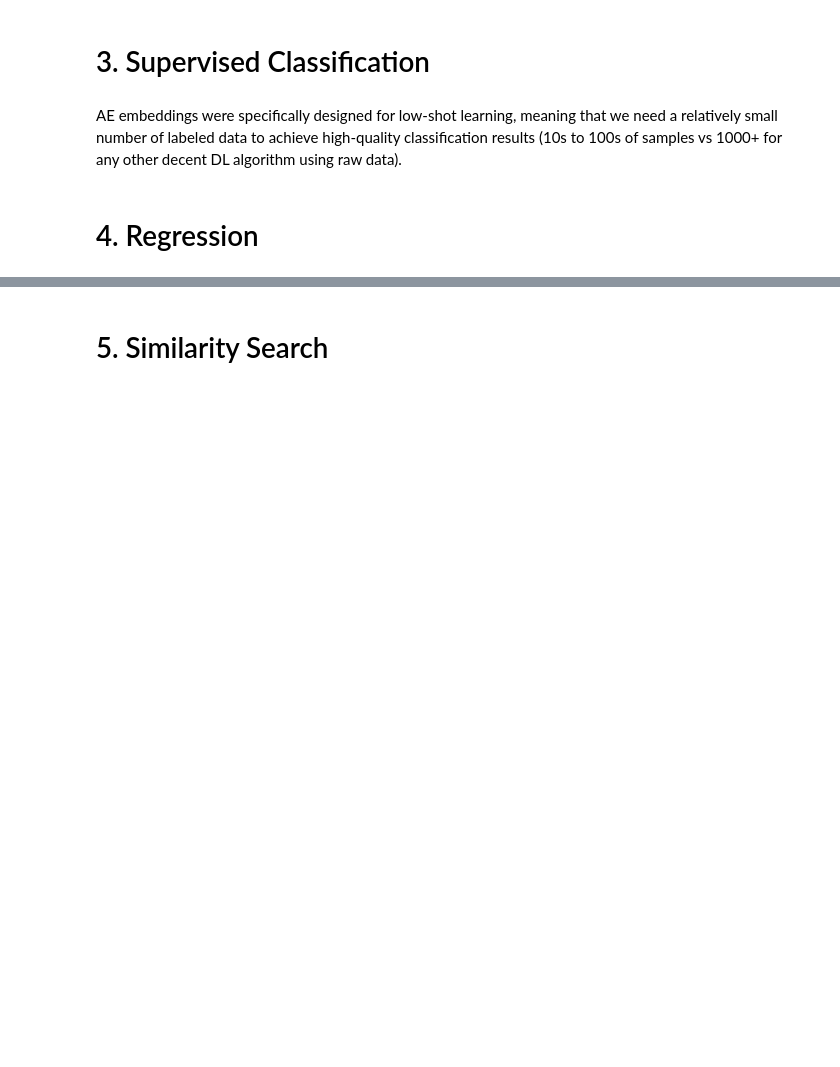
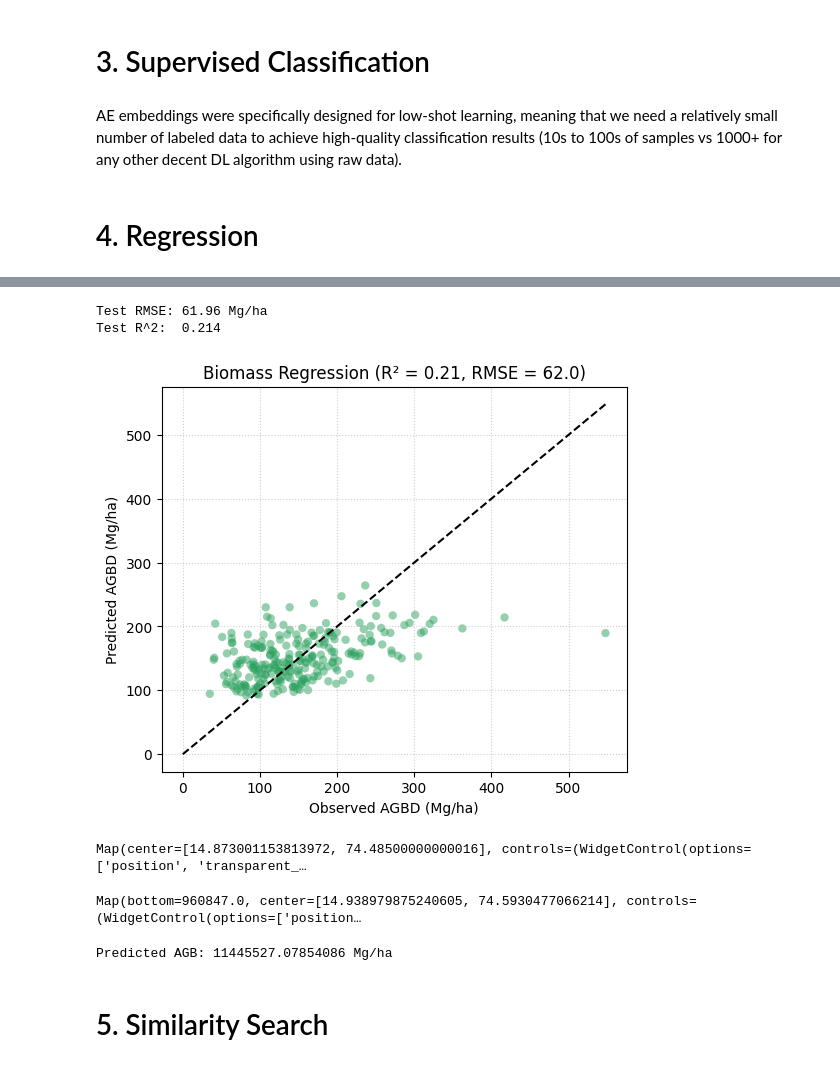
Before and after one commit to leonardijulia/AGAI_practice, a Jupyter notebook: AlphaEarth_GEE/AE_Exercises.ipynb, the cells around one changed output, grey strips where cells are left out. Cells and saved outputs as stored; diff of their text form; code cells hidden in the pictures; blank space fills up the shorter version.

Commit message:
Added Regression and Similarity Search examples

```diff
--- a/AlphaEarth_GEE/AE_Exercises.ipynb
+++ b/AlphaEarth_GEE/AE_Exercises.ipynb
@@ -258,0 +224,33 @@ TypeError: Reducer can only be used as a cast to Reducer. Found <class 'dict'>.
+# %%
+predictor_cols = [c for c in df.columns if c.startswith('A') or c.isdigit()]
+target_col = 'agbd'
+
+X = df[predictor_cols]
+y = df[target_col]
+
+from sklearn.model_selection import train_test_split
+X_train, X_test, y_train, y_test = train_test_split(X, y, test_size=0.25, random_state=42)
+# %%
+rf = RandomForestRegressor(n_estimators=100, max_depth=10, random_state=42)
+rf.fit(X_train, y_train)
+
+y_pred = rf.predict(X_test)
+rmse = root_mean_squared_error(y_test, y_pred)
+r2 = r2_score(y_test, y_pred)
+
+print(f"Test RMSE: {rmse:.2f} Mg/ha")
+print(f"Test R^2:  {r2:.3f}")
+# %% [output]
+Test RMSE: 61.96 Mg/ha
+Test R^2:  0.214
+# %%
+plt.figure(figsize=(6, 5))
+plt.scatter(y_test, y_pred, alpha=0.5, edgecolors='none', color='#2ca25f')
+plt.plot([0, max(y_test)], [0, max(y_test)], '--k', lw=1.5)
+plt.xlabel('Observed AGBD (Mg/ha)')
+plt.ylabel('Predicted AGBD (Mg/ha)')
+plt.title(f'Biomass Regression (R² = {r2:.2f}, RMSE = {rmse:.1f})')
+plt.grid(True, linestyle=':', alpha=0.6)
+plt.show()
+# %% [output]
+[figure, added]
@@ -259,2 +267,44 @@ TypeError: Reducer can only be used as a cast to Reducer. Found <class 'dict'>.
+# %%
+predicted_surface = embeddings.classify(gee_model, 'agbd_pred')
+map = geemap.Map(basemap='HYBRID')
+map.centerObject(roi, 12)
+
+gedi_vis = {'min': 0, 'max': 250, 'palette': ['#edf8fb', '#b2e2e2', '#66c2a4', '#2ca25f', '#006d2c']}
+map.addLayer(gedi_agbd, gedi_vis, 'GEDI Sparse Points')
+map.addLayer(predicted_surface, gedi_vis, 'Predicted Continuous Biomass (Wall-to-Wall)')
+map.add_colorbar(gedi_vis, label='Biomass (Mg/ha)', layer_name='Predicted Biomass', orientation='horizontal', position='bottomright')
+map.addLayerControl()
+display(map)
+# %% [output]
+Map(center=[14.873001153813972, 74.48500000000016], controls=(WidgetControl(options=['position', 'transparent_…
+# %%
+worldcover = ee.ImageCollection('ESA/WorldCover/v200').first()
+worldcover_resampled = worldcover \
+  .reduceResolution(**{
+    'reducer': ee.Reducer.mode(),
+    'maxPixels': 1024
+  })
+land_cover_mask = worldcover_resampled.eq(10) \
+  or worldcover_resampled.eq(20) \
+  or(worldcover_resampled.eq(30)) \
+  or(worldcover_resampled.eq(40)) \
+  or(worldcover_resampled.eq(95))
+
+predicted_image_masked = predicted_surface.updateMask(land_cover_mask)
+map.addLayer(predicted_image_masked, gedi_vis, 'Predicted Biomass (masked)')
+display(map)
+# %% [output]
+Map(bottom=960847.0, center=[14.938979875240605, 74.5930477066214], controls=(WidgetControl(options=['position…
+# %%
+pixel_area_ha = ee.Image.pixelArea().divide(10000)
+predicted_agb = predicted_image_masked.multiply(pixel_area_ha).reduceRegion(**{
+    'reducer': ee.Reducer.sum(),
+    'geometry': roi,
+    'scale': 30,
+    'maxPixels': 1e13
+})
+print(f"Predicted AGB: {predicted_agb.getInfo()['agbd_pred']} Mg/ha")
+# %% [output]
+Predicted AGB: 11445527.07854086 Mg/ha
 # %% [markdown]
 # 5. Similarity Search
```
Also changed, not shown: parts of 17 cells of this notebook.
